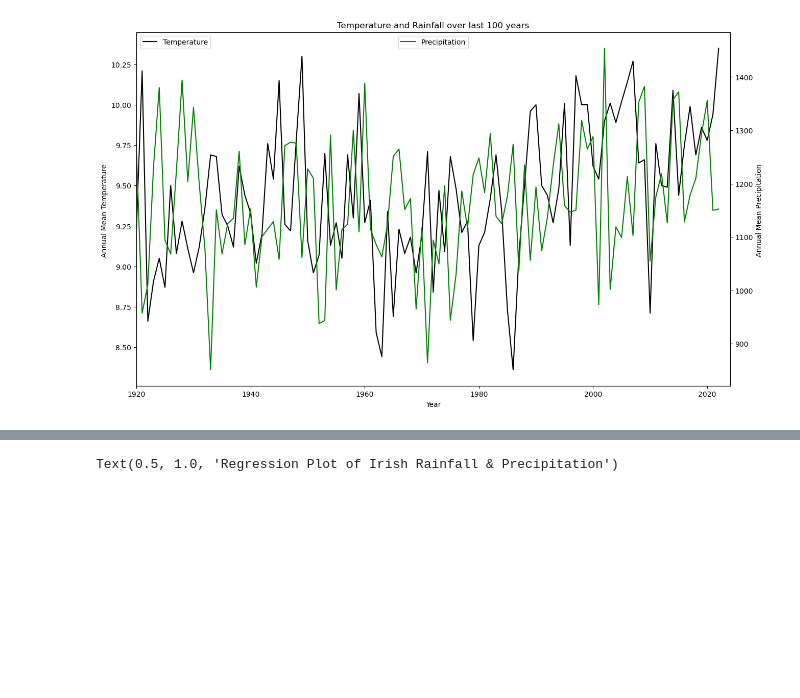
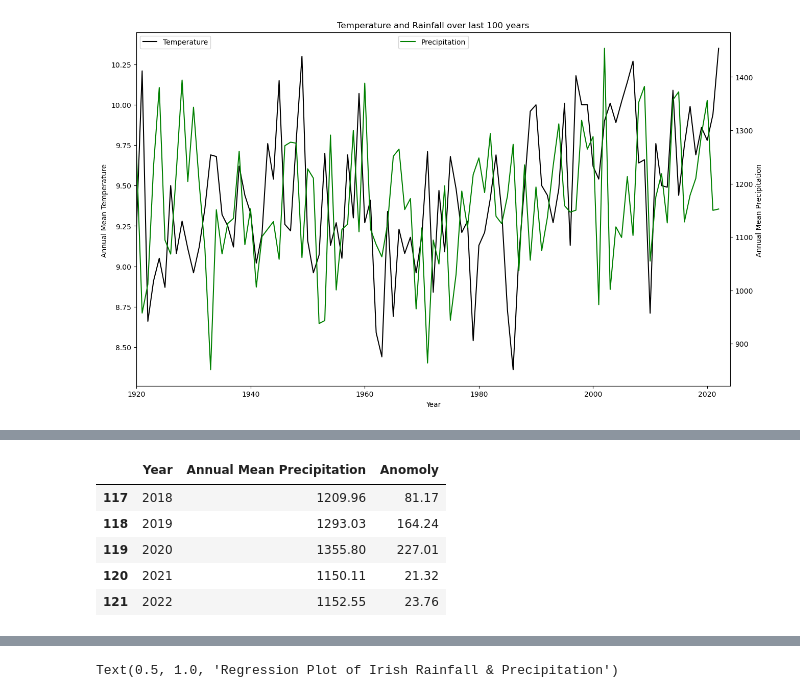
Before and after one commit to rebeccaf1918/Programming-for-Da-Project2, a Jupyter notebook: Project.ipynb, the cells around one changed output, grey strips where cells are left out. Drawn from its saved outputs; the diff is of its cells as text; code cells hidden in the pictures; blank space fills up the shorter version.

```diff
--- a/Project.ipynb
+++ b/Project.ipynb
@@ -493,0 +506,9 @@ plt.legend(loc='upper center')
+# %%
+CompleteRainDatafrom1901.tail()
+# %% [output]
+|  | Year | Annual Mean Precipitation | Anomoly |
+| 117 | 2018 | 1209.96 | 81.17 |
+| 118 | 2019 | 1293.03 | 164.24 |
+| 119 | 2020 | 1355.80 | 227.01 |
+| 120 | 2021 | 1150.11 | 21.32 |
+| 121 | 2022 | 1152.55 | 23.76 |
```
Also changed, not shown: parts of 9 cells of this notebook, 1 other file.
